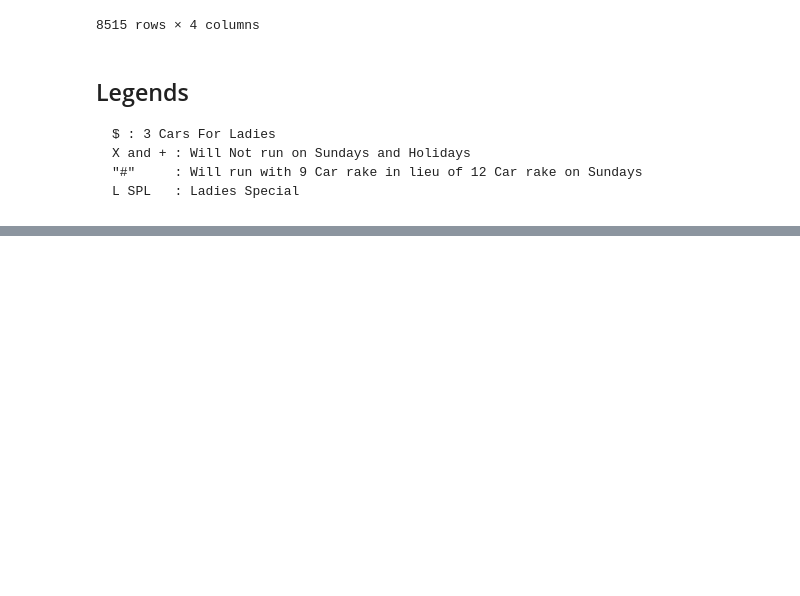
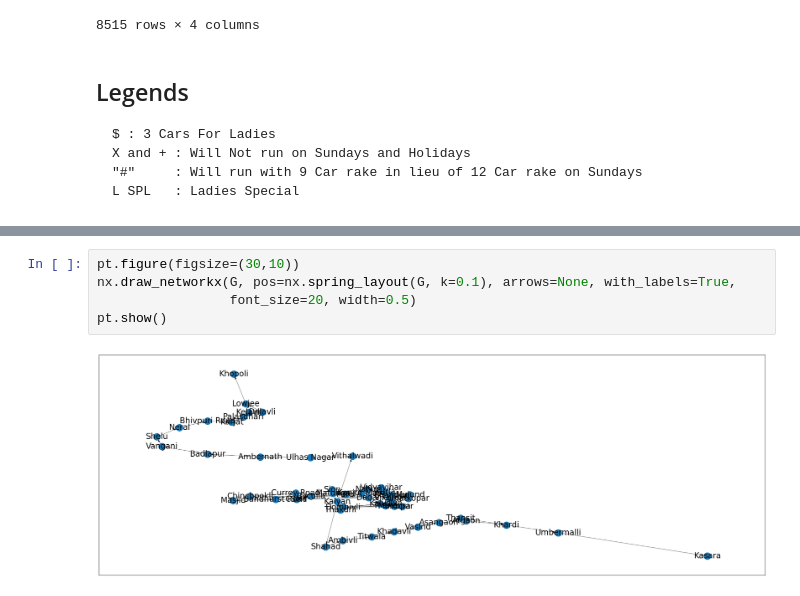
Before and after one commit to kapil-15/optimised_route_to_travel_on_local, a Jupyter notebook: notebooks/extraction.ipynb, the cells around one changed output, grey strips where cells are left out. Drawn from its saved outputs; the diff is of its cells as text; blank space fills up the shorter version.

```diff
--- a/notebooks/extraction.ipynb
+++ b/notebooks/extraction.ipynb
@@ -155,0 +238,7 @@ merged_df[merged_df.Train_ID == "95423_N 35__"]
+# %%
+pt.figure(figsize=(30,10))
+nx.draw_networkx(G, pos=nx.spring_layout(G, k=0.1), arrows=None, with_labels=True,
+				 font_size=20, width=0.5)
+pt.show()
+# %% [output]
+[figure, added]
```
Also changed, not shown: parts of 23 cells of this notebook, 7 other files.
